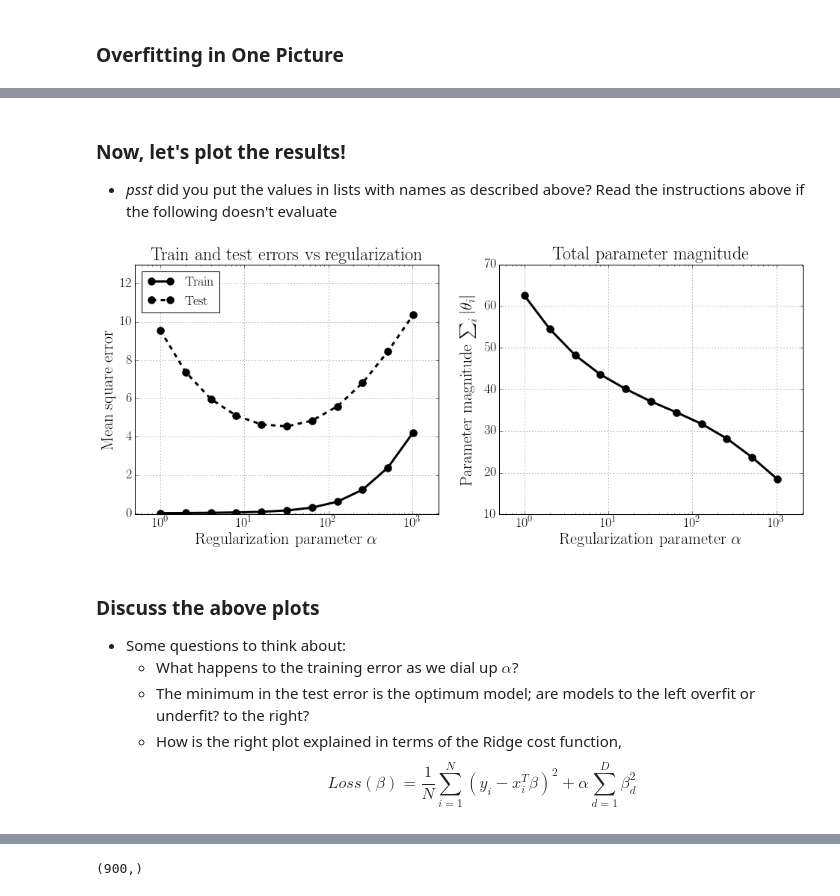
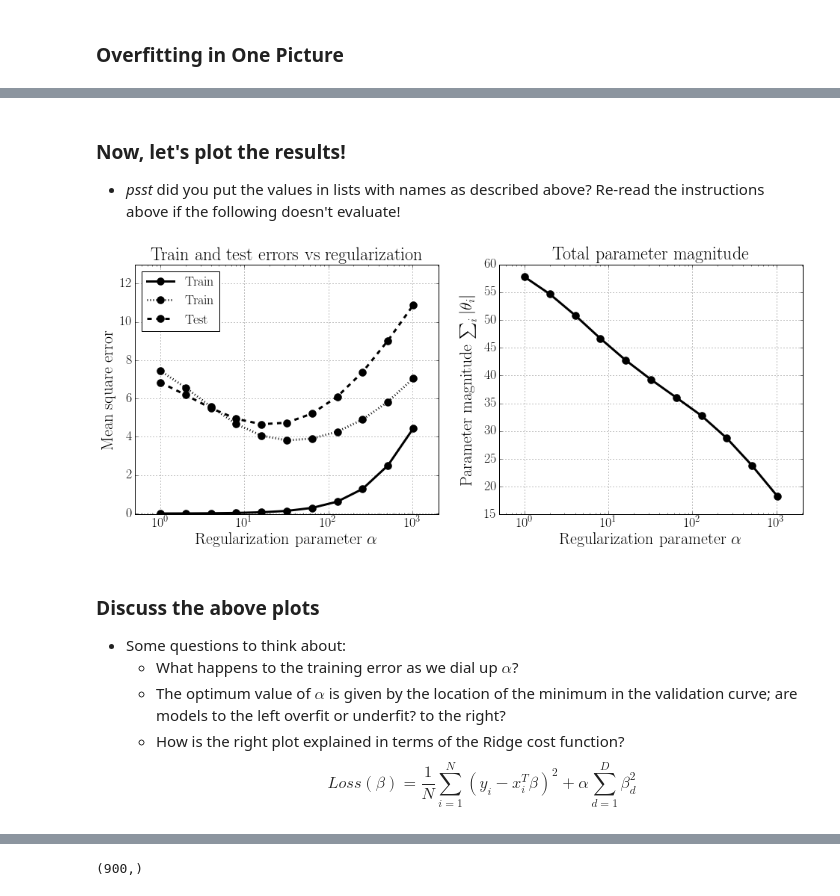
Before and after one commit to UCIDataScienceInitiative/PredictiveModeling_withPython, a Jupyter notebook: Solutions/Session 2 - Overfitting, Regularization, Model Selection.ipynb, the cells around one changed output, grey strips where cells are left out. Drawn from its saved outputs; the diff is of its cells as text; code cells hidden in the pictures.

```diff
--- a/Solutions/Session 2 - Overfitting, Regularization, Model Selection.ipynb
+++ b/Solutions/Session 2 - Overfitting, Regularization, Model Selection.ipynb
@@ -262,23 +195,49 @@ Sum of Ridge Regression Coefficients:
 # %%
+#########################
+# Solution
+#########################
+
 alphas = [0]+[2**i for i in range(0,11)]
 
 models = [linear_model.Ridge(alpha) for alpha in alphas]
 
 
-
 train_errors = []
+valid_errors = []
 test_errors = []
 coef_mags = []
 
 for model in models:
-    train_error, test_error = calc_train_and_test_error(model, x_train, y_train, x_test, y_test)
-    train_errors.append(train_error)
-    test_errors.append(test_error)
+
+    # Fit the model to the training data
+    model.fit(x_train, y_train)
+
+    # Predict the outputs y for the training, validation, and test data
+    y_train_pred = model.predict(x_train)
+    y_valid_pred = model.predict(x_valid)
+    y_test_pred = model.predict(x_test)
+
+    # Calculate the mean-squared error of each set of predictions, and append to the appropriate lists
+    train_errors.append(mean_squared_error(y_train, y_train_pred))
+    valid_errors.append(mean_squared_error(y_valid, y_valid_pred))
+    test_errors.append(mean_squared_error(y_test, y_test_pred))
+
+    # Calculate the norm of the coefficient vector and append to list
     coef_mags.append(np.sum(np.abs(model.coef_)))
 
+print 'training errors:'
+for i, model in enumerate(models):
+    print 'alpha = ', alphas[i], '\t', round(train_errors[i],3)
 
+print '\nvalidation errors:'
 for i, model in enumerate(models):
-    print 'alpha = ', alphas[i]
-    print '\t train, test: ', train_errors[i], test_errors[i]
-    print '\t coef_mags: ', coef_mags[i]
+    print 'alpha = ', alphas[i], '\t', round(valid_errors[i],3)
+
+print '\ntest errors:'
+for i, model in enumerate(models):
+    print 'alpha = ', alphas[i], '\t', round(test_errors[i],3)
+
+print '\ncoefficients:'
+for i, model in enumerate(models):
+    print 'alpha = ', alphas[i], '\t', round(coef_mags[i],3)
 # %% [output]
@@ -302,6 +261,6 @@ alpha =  1024
 # %% [markdown]
 ### Now, let's plot the results!
-- *psst* did you put the values in lists with names as described above? Read the instructions above if the following doesn't evaluate
+- *psst* did you put the values in lists with names as described above? Re-read the instructions above if the following doesn't evaluate!
 # %%
 # Set up figure
 fig, axes = plt.subplots(1, 2, figsize = (16,6))
@@ -310,43 +269,44 @@ fig, axes = plt.subplots(1, 2, figsize = (16,6))
 plt.sca(axes[0])
 
 plt.semilogx(alphas[1:], train_errors[1:], lw = 3, label = 'Train', color = 'k', marker = 'o', markersize = 10)
+plt.semilogx(alphas[1:], valid_errors[1:], lw = 3, label = 'Train', color = 'k', ls = ':', marker = 'o', markersize = 10)
 plt.semilogx(alphas[1:], test_errors[1:], lw = 3, label = 'Test', color = 'k', ls = '--', marker = 'o', markersize = 10)
 
 plt.xlim(.5, 2056)
 plt.ylim(-.05,13)
 
 plt.title('Train and test errors vs regularization', size = 24)
 plt.xlabel(r'Regularization parameter $\alpha$', size = 22)
 plt.ylabel(r'Mean square error', size = 22)
 
-plt.legend(fontsize = 18, loc = 'upper left')
+plt.legend(fontsize = 18, loc = 'upper left', numpoints=1)
 plt.grid()
 plt.tick_params(labelsize = 18)
 
 # Second plot
 plt.sca(axes[1])
 plt.semilogx(alphas[1:], coef_mags[1:], lw = 3, color = 'k', marker = 'o', markersize = 10)
 plt.xlim(.5, 2056)
 
 
 plt.title('Total parameter magnitude', size = 24)
 plt.xlabel(r'Regularization parameter $\alpha$', size = 22)
 plt.ylabel(r'Parameter magnitude $\sum_{i}|\theta_{i}|$', size = 22)
 
 plt.grid()
 plt.tick_params(labelsize = 18)
 
 # Show
 plt.show()
 # %% [output]
-[figure, old version]
+[figure, new version]
 # %% [markdown]
 ### Discuss the above plots
 - Some questions to think about:
     - What happens to the training error as we dial up $\alpha$?
-    - The minimum in the test error is the optimum model; are models to the left overfit or underfit? to the right?
-    - How is the right plot explained in terms of the Ridge cost function,
-    $$Loss\left(\beta\right)=\frac{1}{N} \sum_{i=1}^{N} (y_i - x_i^T\beta)^2 + \alpha \sum_{d=1}^D \beta_d^2$$
+    - The optimum value of $\alpha$ is given by the location of the minimum in the validation curve; are models to the left overfit or underfit? to the right?
+    - How is the right plot explained in terms of the Ridge cost function?
+$$Loss\left(\beta\right)=\frac{1}{N} \sum_{i=1}^{N} (y_i - x_i^T\beta)^2 + \alpha \sum_{d=1}^D \beta_d^2$$
 # %% [markdown]
 ## Cross validation
 
```
Also changed, not shown: parts of 30 cells of this notebook, 2 other files.
